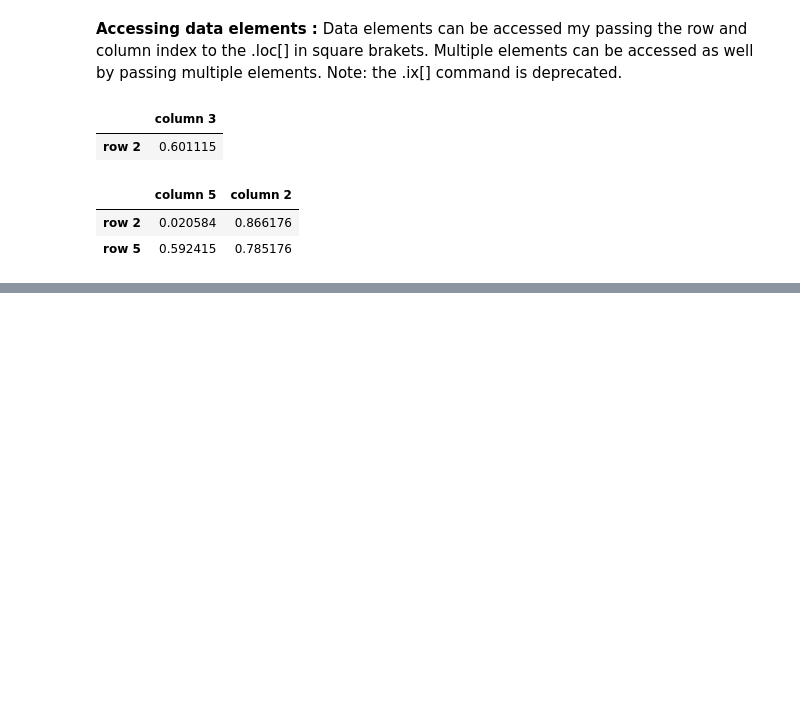
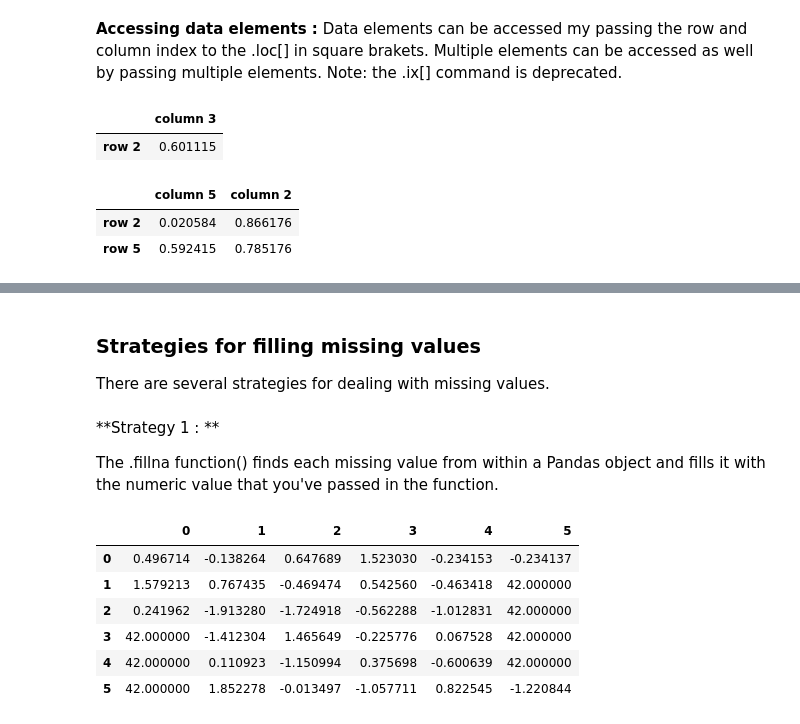
Before and after one commit to tanbirsohail/jupyter-notebooks, a Jupyter notebook: Pandas - Getting Started.ipynb, the cells around one changed output, grey strips where cells are left out. Cells and saved outputs as stored; diff of their text form; code cells hidden in the pictures; blank space fills up the shorter version.

```diff
--- a/Pandas - Getting Started.ipynb
+++ b/Pandas - Getting Started.ipynb
@@ -85,0 +136,18 @@ DF_obj.loc[['row 2', 'row 5'], ['column 5', 'column 2']]
+# %% [markdown]
+### Strategies for filling missing values
+There are several strategies for dealing with missing values.
+# %% [markdown]
+**Strategy 1 : **
+
+The .fillna function() finds each missing value from within a Pandas object and fills it with the numeric value that you've passed in the function.
+# %%
+filled_NA_DF = DF_obj.fillna(42) # Filling with a particular value. Mostl we can fill with 0 or some other value
+filled_NA_DF
+# %% [output]
+|  | 0 | 1 | 2 | 3 | 4 | 5 |
+| 0 | 0.496714 | -0.138264 | 0.647689 | 1.523030 | -0.234153 | -0.234137 |
+| 1 | 1.579213 | 0.767435 | -0.469474 | 0.542560 | -0.463418 | 42.000000 |
+| 2 | 0.241962 | -1.913280 | -1.724918 | -0.562288 | -1.012831 | 42.000000 |
+| 3 | 42.000000 | -1.412304 | 1.465649 | -0.225776 | 0.067528 | 42.000000 |
+| 4 | 42.000000 | 0.110923 | -1.150994 | 0.375698 | -0.600639 | 42.000000 |
+| 5 | 42.000000 | 1.852278 | -0.013497 | -1.057711 | 0.822545 | -1.220844 |
```
Also changed, not shown: parts of 20 cells of this notebook.
